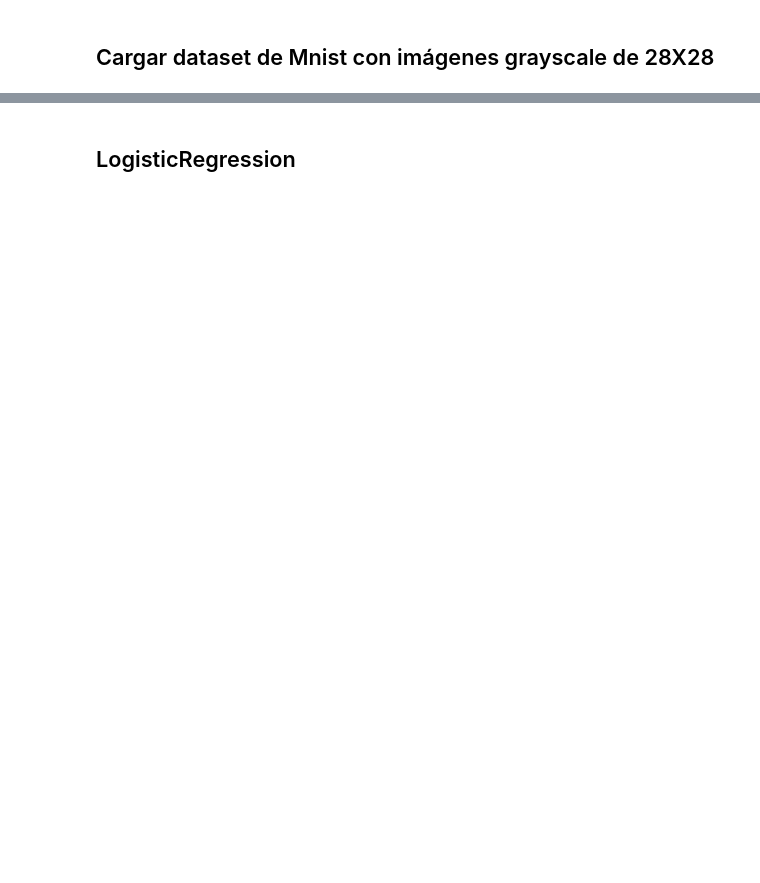
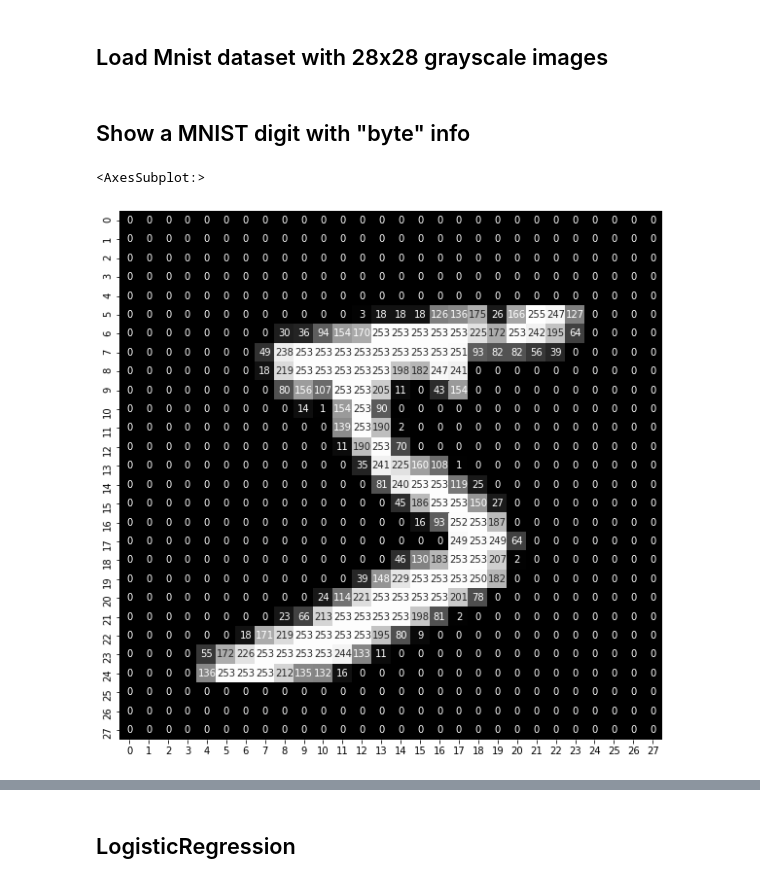
Before and after one commit to gespriella/Mnist-ONNX, a Jupyter notebook: MnistONNX/Onnx Mnist Generator.ipynb, the cells around one changed output, grey strips where cells are left out. Cells and saved outputs as stored; diff of their text form; code cells hidden in the pictures; blank space fills up the shorter version.

```diff
--- a/MnistONNX/Onnx Mnist Generator.ipynb
+++ b/MnistONNX/Onnx Mnist Generator.ipynb
@@ -12,10 +15,19 @@ from skl2onnx.common.data_types import FloatTensorType, DoubleTensorType
 import pickle
 import pandas as pd
 import numpy as np
-# %% [markdown]
-## Cargar dataset de Mnist con imágenes grayscale de 28X28
+# %% [markdown]
+## Load Mnist dataset with 28x28 grayscale images
 # %%
 X, y = fetch_openml('mnist_784', version=1, return_X_y=True, as_frame=False)
 y = list(map(int, y))
 
 initial_types = [('input', FloatTensorType([1, X.shape[1]]))]
+# %% [markdown]
+## Show a MNIST digit with "byte" info
+# %%
+first_digit = X[0].reshape(28,28)
+plt.figure(figsize=(10,10))
+sns.heatmap(pd.DataFrame(first_digit),annot=True,fmt=".0f", cmap="gray",cbar=False)
+# %% [output]
+<AxesSubplot:>
+[figure, added]
```
Also changed, not shown: parts of 7 cells of this notebook, 6 other files.
